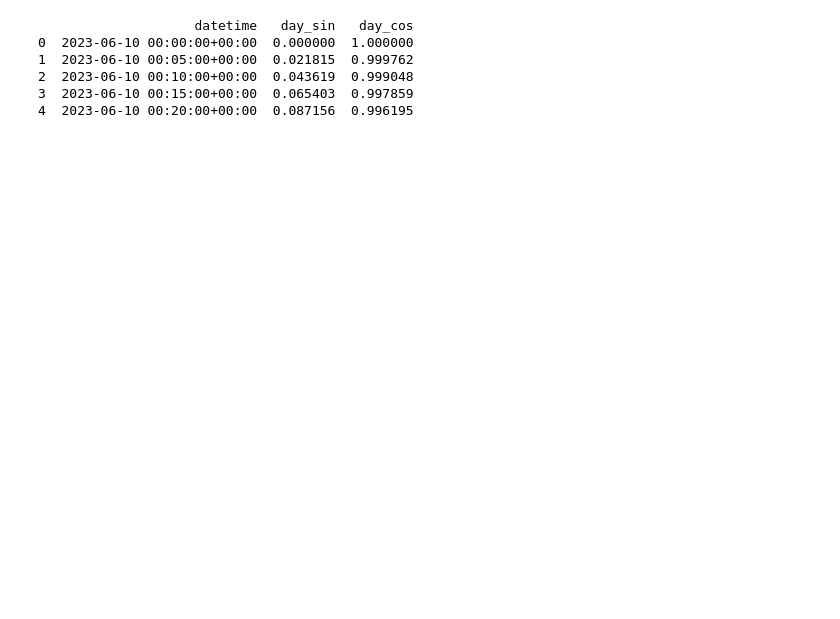
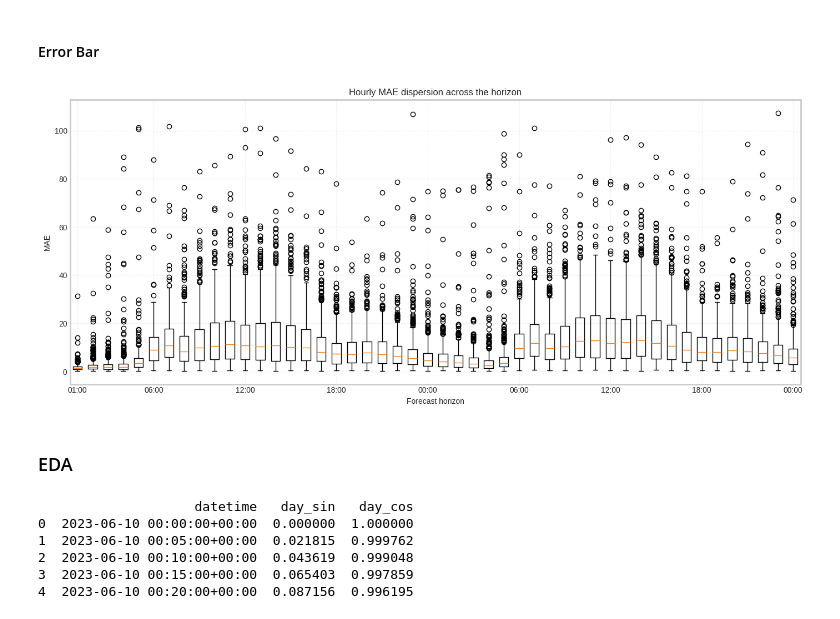
Before and after one commit to wagnerbarbosa1/SIAQUA, a Jupyter notebook: notebooks/data_analyse.ipynb, the cells around one changed output. Saved outputs shown, nothing was run; the diff lists cells and outputs as text; code cells hidden in the pictures; blank space fills up the shorter version.

```diff
--- a/notebooks/data_analyse.ipynb
+++ b/notebooks/data_analyse.ipynb
@@ -5,3 +140,71 @@ from siaqua.io.csv import read_csv
+# %% [markdown]
+#### Error Bar
+# %%
+hourly_errors = [[] for _ in range(48)]
+
+for i in range(0, len(df), 288):
+
+    if i + 288 > len(df):
+        break
+
+    for hour in range(24):
+
+        start = i + hour * 12
+        end = start + 12
+
+        # erro absoluto dos 12 pontos de 5 min daquela hora
+        error0 = np.abs(df["ytrue0"].iloc[start:end].to_numpy()- df["yhat0"].iloc[start:end].to_numpy())
+
+        error1 = np.abs(df["ytrue1"].iloc[start:end].to_numpy()- df["yhat1"].iloc[start:end].to_numpy())
+
+        hourly_errors[hour].append(np.mean(error0))
+        hourly_errors[hour + 24].append(np.mean(error1))
+
+
+plt.style.use("seaborn-v0_8-whitegrid")
+
+fig, ax = plt.subplots(figsize=(14, 6))
+
+ax.spines["bottom"].set_linewidth(2)
+ax.spines["left"].set_linewidth(2)
+ax.spines["top"].set_linewidth(2)
+ax.spines["right"].set_linewidth(2)
+
+ax.set_title("Hourly MAE dispersion across the horizon")
+
+ax.grid(axis="x", alpha=0.3, linestyle="--")
+ax.grid(axis="y", linestyle="--", alpha=0.3)
+
+ax.boxplot(
+    hourly_errors,
+    positions=np.arange(48),
+    widths=0.6,
+    showfliers=True
+)
+
+ax.set_xticks([0, 5, 11, 17, 23, 29, 35, 41, 47])
+
+ax.set_xticklabels([
+    "01:00",
+    "06:00",
+    "12:00",
+    "18:00",
+    "00:00",
+    "06:00",
+    "12:00",
+    "18:00",
+    "00:00"
+])
+
+ax.set_xlabel("Forecast horizon")
+ax.set_ylabel("MAE")
+
+plt.tight_layout()
+plt.show()
+# %% [output]
+[figure, added]
+# %% [markdown]
+### EDA
 # %%
 df = read_csv("Nelson_Brandao_tratado_5min_com_dias.csv", "interim")
 linear_graph(df, output_type="eda", timestamp_col="datetime", highlight_col="vazao", filename="graph_nb_5min_w_days.png", title="graph_nb_5min_w_days")
```
Also changed, not shown: parts of 8 cells of this notebook, 3 other files.
